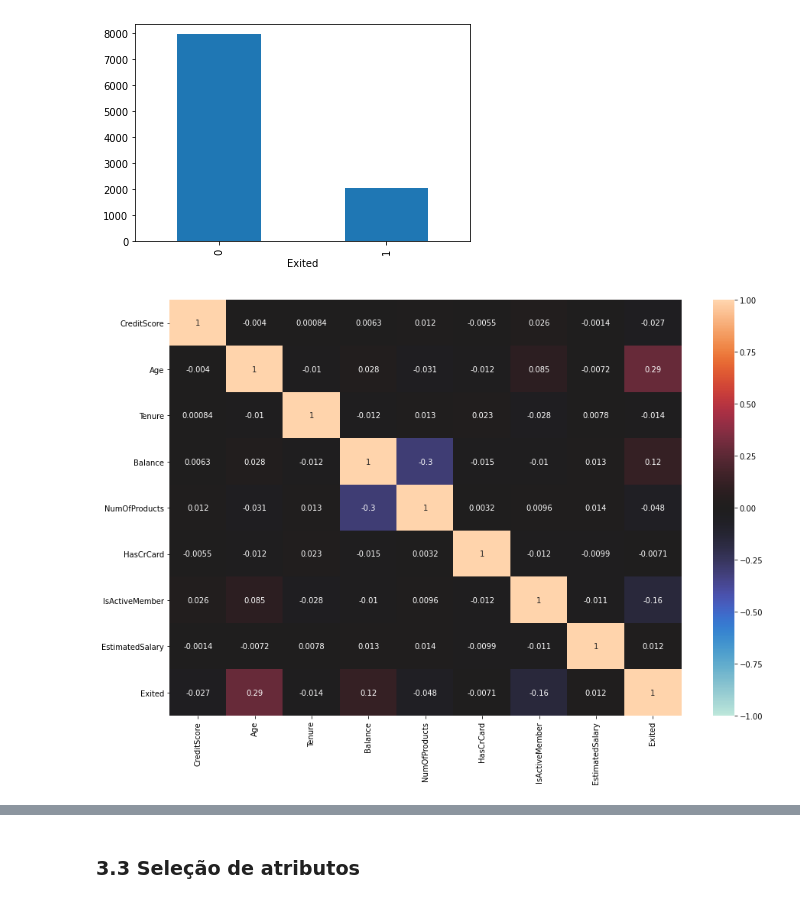
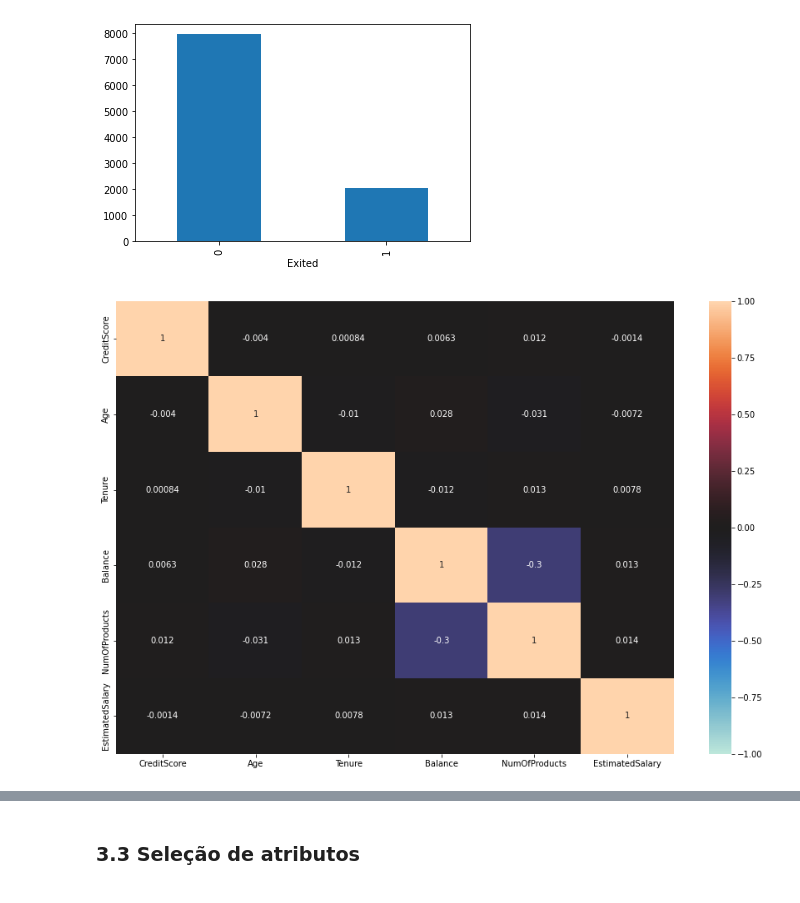
Before and after one commit to BielSousa/br-classification-project, a Jupyter notebook: classification_project_br.ipynb, the cells around one changed output, grey strips where cells are left out. Saved outputs shown, nothing was run; the diff lists cells and outputs as text; code cells hidden in the pictures.

```diff
--- a/classification_project_br.ipynb
+++ b/classification_project_br.ipynb
@@ -137,9 +137,13 @@ Data columns (total 14 columns):
  13  Exited           10000 non-null  int64
 dtypes: float64(2), int64(9), object(3)
 memory usage: 1.1+ MB
+# %%
+churn['Exited'] = churn['Exited'].astype('object')
+churn['HasCrCard'] = churn['HasCrCard'].astype('object')
+churn['IsActiveMember'] = churn['IsActiveMember'].astype('object')
 # %%
-cats_var = ['Surname','Geography','Gender', 'Exited']
-nums_var = ['CreditScore','Age','Tenure','Balance','NumOfProducts','HasCrCard','IsActiveMember','EstimatedSalary','Exited']
+cats_var = ['Geography','Gender','IsActiveMember', 'HasCrCard','Exited']
+nums_var = ['CreditScore','Age','Tenure','Balance','NumOfProducts','EstimatedSalary']
 # %%
 churn[nums_var].describe()
 # %% [output]
@@ -197,6 +239,6 @@ churn.groupby('Exited')['Exited'].count().plot(kind='bar');
 # %%
 #Verificando correlações das variáveis numericas
 plt.figure(figsize=(15,10))
-sns.heatmap(churn[use_var].corr(), annot=True,vmax=1, vmin=-1, center=0);
+sns.heatmap(churn[nums_var].corr(), annot=True,vmax=1, vmin=-1, center=0);
 # %% [output]
-[figure, old version]
+[figure, new version]
```
Also changed, not shown: parts of 31 cells of this notebook.
